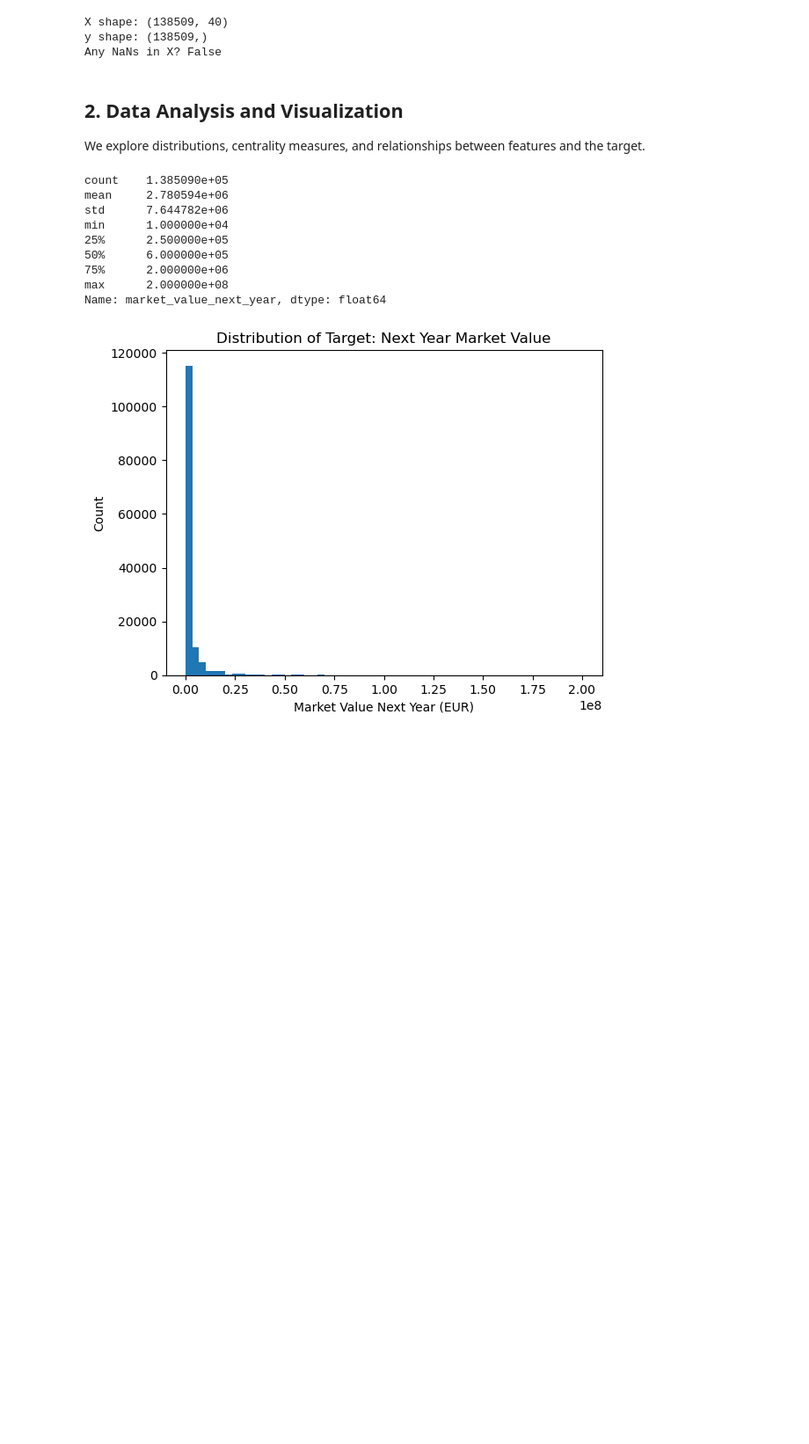
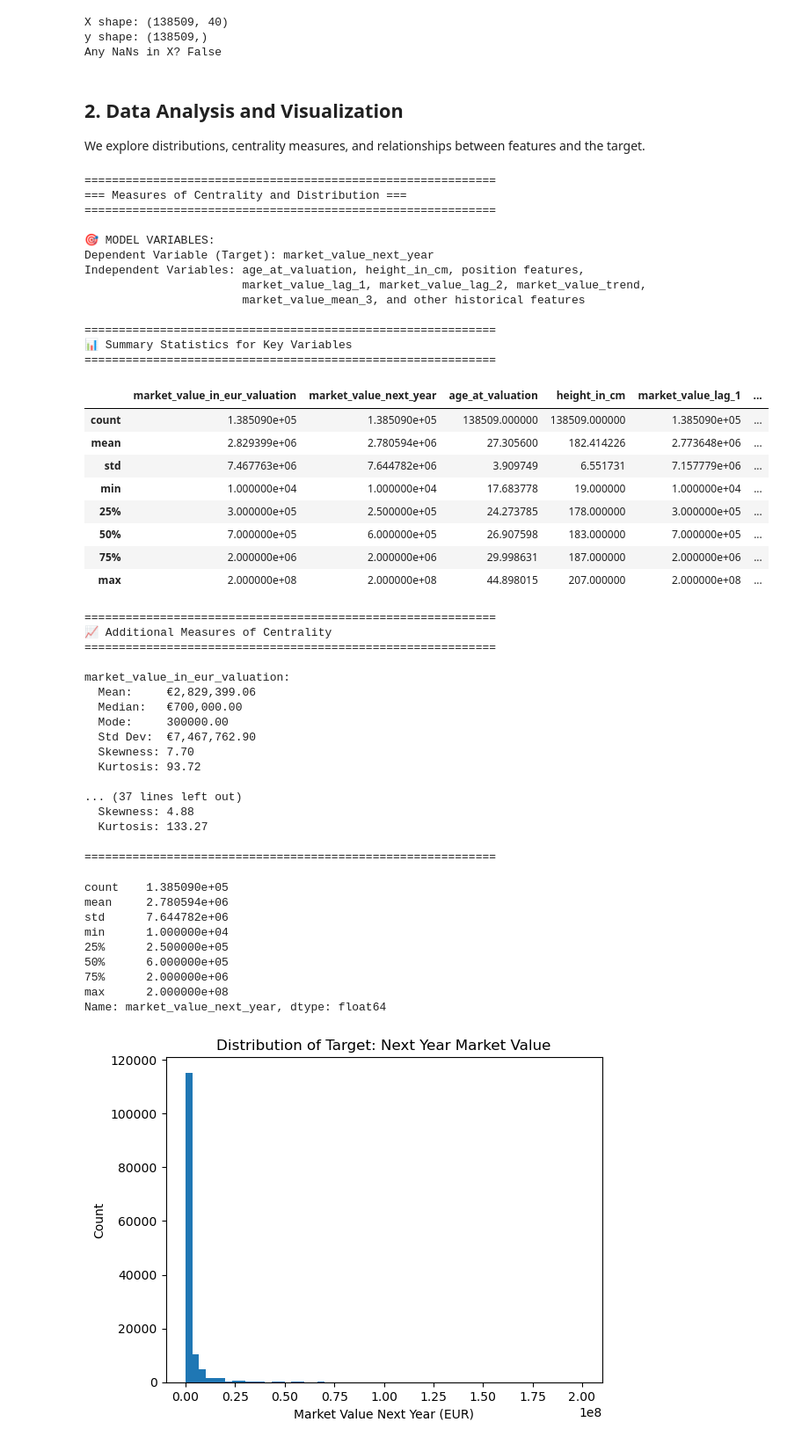
Before and after one commit to ChristianVaikona/comp352-final-project, a Jupyter notebook: Footballer_Market_Evaluation_Final_Submission.ipynb, the cells around one changed output. Shown: that part at 88% size. Drawn from its saved outputs; the diff is of its cells as text; code cells hidden in the pictures; blank space fills up the shorter version.

```diff
--- a/Footballer_Market_Evaluation_Final_Submission.ipynb
+++ b/Footballer_Market_Evaluation_Final_Submission.ipynb
@@ -365,6 +463,86 @@ Any NaNs in X? False
 # %% [markdown]
 ## 2. Data Analysis and Visualization
 We explore distributions, centrality measures, and relationships between features and the target.
+# %%
+# ===== NEW CODE CELL - Summary Statistics (ADD BEFORE YOUR EXISTING CODE) =====
+print("=" * 60)
+print("=== Measures of Centrality and Distribution ===")
+print("=" * 60)
+
+print("\n🎯 MODEL VARIABLES:")
+print("Dependent Variable (Target): market_value_next_year")
+print("Independent Variables: age_at_valuation, height_in_cm, position features,")
+print("                       market_value_lag_1, market_value_lag_2, market_value_trend,")
+print("                       market_value_mean_3, and other historical features\n")
+
+# Key numerical variables for analysis
+key_vars = ['market_value_in_eur_valuation', 'market_value_next_year',
+            'age_at_valuation', 'height_in_cm',
+            'market_value_lag_1', 'market_value_trend']
+
+print("=" * 60)
+print("📊 Summary Statistics for Key Variables")
+print("=" * 60)
+summary_stats = merged_df[key_vars].describe()
+display(summary_stats)
+
+print("\n" + "=" * 60)
+print("📈 Additional Measures of Centrality")
+print("=" * 60)
+for var in key_vars:
+    print(f"\n{var}:")
+    print(f"  Mean:     €{merged_df[var].mean():,.2f}" if 'value' in var or 'market' in var
+          else f"  Mean:     {merged_df[var].mean():.2f}")
+    print(f"  Median:   €{merged_df[var].median():,.2f}" if 'value' in var or 'market' in var
+          else f"  Median:   {merged_df[var].median():.2f}")
+    mode_val = merged_df[var].mode()
+    print(f"  Mode:     {mode_val[0]:.2f}" if len(mode_val) > 0 else "  Mode:     N/A")
+    print(f"  Std Dev:  €{merged_df[var].std():,.2f}" if 'value' in var or 'market' in var
+          else f"  Std Dev:  {merged_df[var].std():.2f}")
+    print(f"  Skewness: {merged_df[var].skew():.2f}")
+    print(f"  Kurtosis: {merged_df[var].kurtosis():.2f}")
+
+print("\n" + "=" * 60)
+# %% [output]
+============================================================
+=== Measures of Centrality and Distribution ===
+============================================================
+
+🎯 MODEL VARIABLES:
+Dependent Variable (Target): market_value_next_year
+Independent Variables: age_at_valuation, height_in_cm, position features,
+                       market_value_lag_1, market_value_lag_2, market_value_trend,
+                       market_value_mean_3, and other historical features
+
+============================================================
+📊 Summary Statistics for Key Variables
+============================================================
+|  | market_value_in_eur_valuation | market_value_next_year | age_at_valuation | height_in_cm | market_value_lag_1 | ... |
+| count | 1.385090e+05 | 1.385090e+05 | 138509.000000 | 138509.000000 | 1.385090e+05 | ... |
+| mean | 2.829399e+06 | 2.780594e+06 | 27.305600 | 182.414226 | 2.773648e+06 | ... |
+| std | 7.467763e+06 | 7.644782e+06 | 3.909749 | 6.551731 | 7.157779e+06 | ... |
+| min | 1.000000e+04 | 1.000000e+04 | 17.683778 | 19.000000 | 1.000000e+04 | ... |
+| 25% | 3.000000e+05 | 2.500000e+05 | 24.273785 | 178.000000 | 3.000000e+05 | ... |
+| 50% | 7.000000e+05 | 6.000000e+05 | 26.907598 | 183.000000 | 7.000000e+05 | ... |
+| 75% | 2.000000e+06 | 2.000000e+06 | 29.998631 | 187.000000 | 2.000000e+06 | ... |
+| max | 2.000000e+08 | 2.000000e+08 | 44.898015 | 207.000000 | 2.000000e+08 | ... |
+============================================================
+📈 Additional Measures of Centrality
+============================================================
+
+market_value_in_eur_valuation:
+  Mean:     €2,829,399.06
+  Median:   €700,000.00
+  Mode:     300000.00
+  Std Dev:  €7,467,762.90
+  Skewness: 7.70
+  Kurtosis: 93.72
+
+... (37 lines left out)
+  Skewness: 4.88
+  Kurtosis: 133.27
+
+============================================================
 # %%
 # Statistics
 
```
Also changed, not shown: parts of 5 cells of this notebook.
